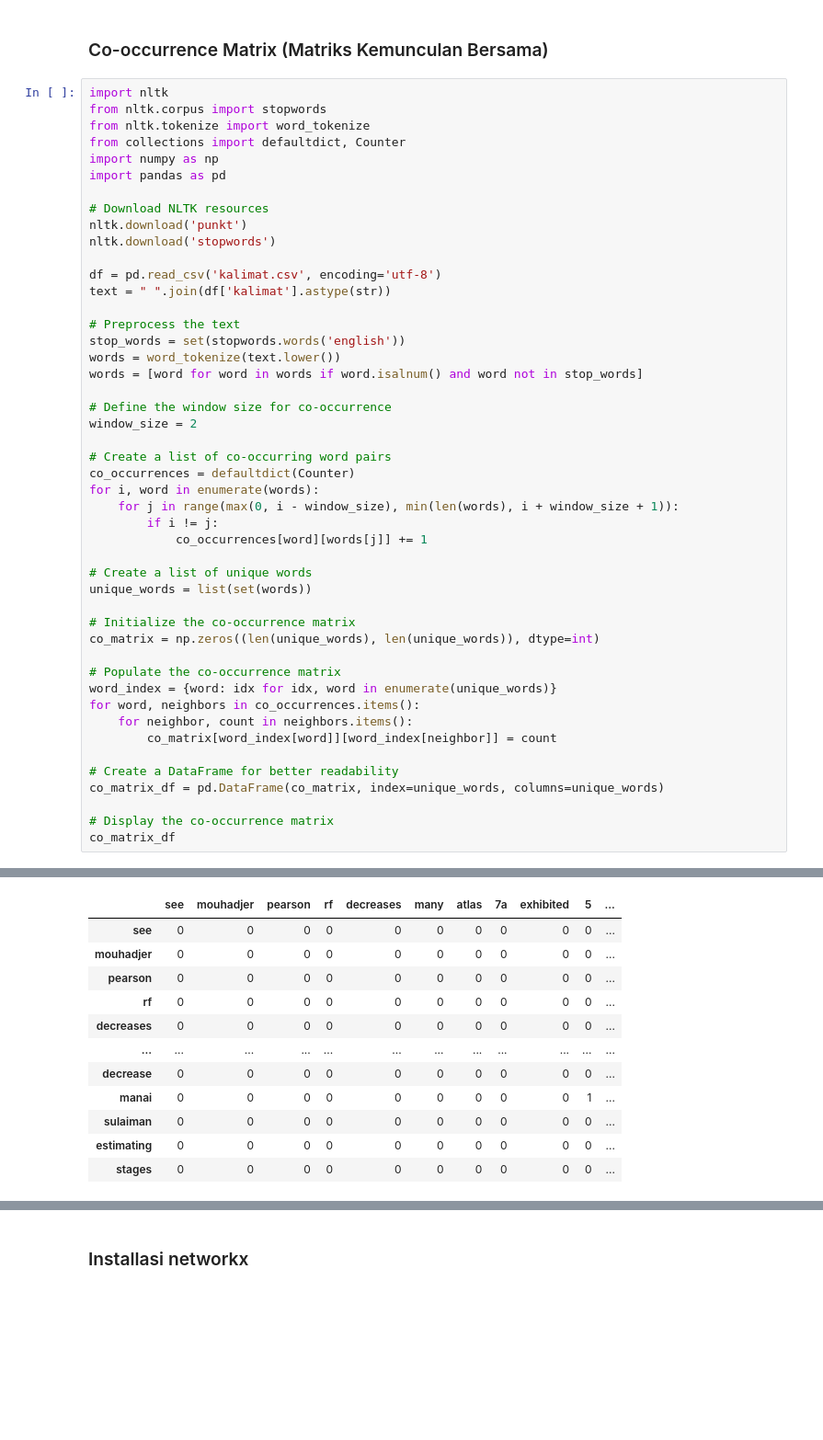
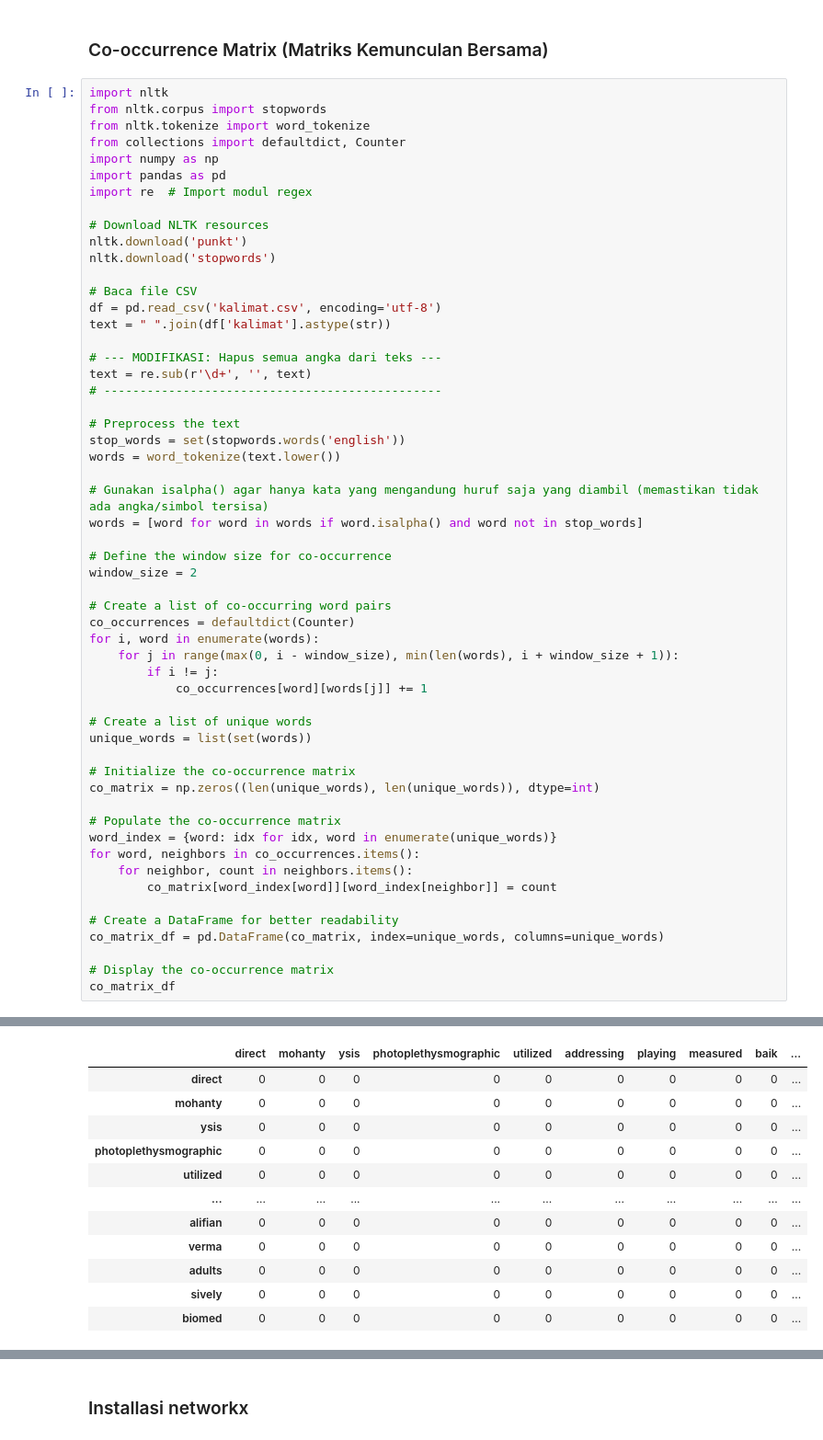
Before and after one commit to 23-202-IvankaRamadhan/PPW, a Jupyter notebook: _sources/word_graph.ipynb, the cells around one changed output, grey strips where cells are left out. Shown at 92% size. Drawn from its saved outputs; the diff is of its cells as text; blank space fills up the shorter version.

```diff
--- a/_sources/word_graph.ipynb
+++ b/_sources/word_graph.ipynb
@@ -112,18 +199,26 @@ from nltk.tokenize import word_tokenize
 from collections import defaultdict, Counter
 import numpy as np
 import pandas as pd
+import re  # Import modul regex
 
 # Download NLTK resources
 nltk.download('punkt')
 nltk.download('stopwords')
 
+# Baca file CSV
 df = pd.read_csv('kalimat.csv', encoding='utf-8')
 text = " ".join(df['kalimat'].astype(str))
+
+# --- MODIFIKASI: Hapus semua angka dari teks ---
+text = re.sub(r'\d+', '', text)
+# -----------------------------------------------
 
 # Preprocess the text
 stop_words = set(stopwords.words('english'))
 words = word_tokenize(text.lower())
-words = [word for word in words if word.isalnum() and word not in stop_words]
+
+# Gunakan isalpha() agar hanya kata yang mengandung huruf saja yang diambil (memastikan tidak ada angka/simbol tersisa)
+words = [word for word in words if word.isalpha() and word not in stop_words]
 
 # Define the window size for co-occurrence
 window_size = 2
@@ -160,12 +255,12 @@ co_matrix_df
-|  | see | mouhadjer | pearson | rf | decreases | many | atlas | 7a | exhibited | 5 | ... |
-| see | 0 | 0 | 0 | 0 | 0 | 0 | 0 | 0 | 0 | 0 | ... |
-| mouhadjer | 0 | 0 | 0 | 0 | 0 | 0 | 0 | 0 | 0 | 0 | ... |
-| pearson | 0 | 0 | 0 | 0 | 0 | 0 | 0 | 0 | 0 | 0 | ... |
-| rf | 0 | 0 | 0 | 0 | 0 | 0 | 0 | 0 | 0 | 0 | ... |
-| decreases | 0 | 0 | 0 | 0 | 0 | 0 | 0 | 0 | 0 | 0 | ... |
-| ... | ... | ... | ... | ... | ... | ... | ... | ... | ... | ... | ... |
-| decrease | 0 | 0 | 0 | 0 | 0 | 0 | 0 | 0 | 0 | 0 | ... |
-| manai | 0 | 0 | 0 | 0 | 0 | 0 | 0 | 0 | 0 | 1 | ... |
-| sulaiman | 0 | 0 | 0 | 0 | 0 | 0 | 0 | 0 | 0 | 0 | ... |
-| estimating | 0 | 0 | 0 | 0 | 0 | 0 | 0 | 0 | 0 | 0 | ... |
-| stages | 0 | 0 | 0 | 0 | 0 | 0 | 0 | 0 | 0 | 0 | ... |
+|  | direct | mohanty | ysis | photoplethysmographic | utilized | addressing | playing | measured | baik | ... |
+| direct | 0 | 0 | 0 | 0 | 0 | 0 | 0 | 0 | 0 | ... |
+| mohanty | 0 | 0 | 0 | 0 | 0 | 0 | 0 | 0 | 0 | ... |
+| ysis | 0 | 0 | 0 | 0 | 0 | 0 | 0 | 0 | 0 | ... |
+| photoplethysmographic | 0 | 0 | 0 | 0 | 0 | 0 | 0 | 0 | 0 | ... |
+| utilized | 0 | 0 | 0 | 0 | 0 | 0 | 0 | 0 | 0 | ... |
+| ... | ... | ... | ... | ... | ... | ... | ... | ... | ... | ... |
+| alifian | 0 | 0 | 0 | 0 | 0 | 0 | 0 | 0 | 0 | ... |
+| verma | 0 | 0 | 0 | 0 | 0 | 0 | 0 | 0 | 0 | ... |
+| adults | 0 | 0 | 0 | 0 | 0 | 0 | 0 | 0 | 0 | ... |
+| sively | 0 | 0 | 0 | 0 | 0 | 0 | 0 | 0 | 0 | ... |
+| biomed | 0 | 0 | 0 | 0 | 0 | 0 | 0 | 0 | 0 | ... |
```
Also changed, not shown: parts of 9 cells of this notebook, 4 other files.
